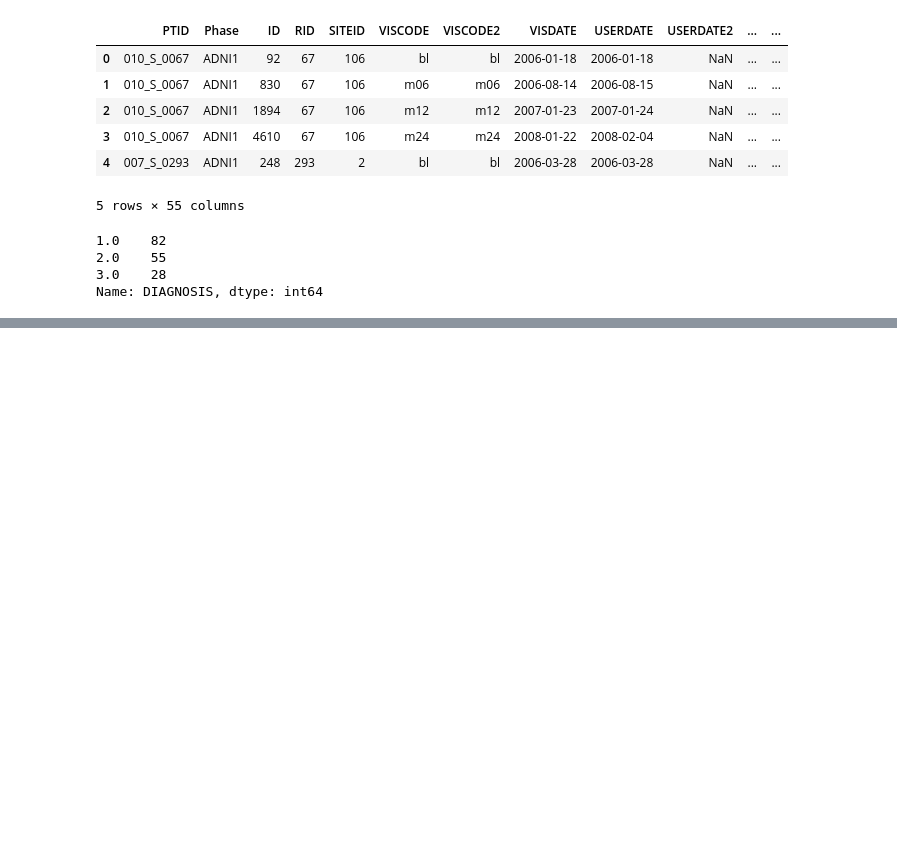
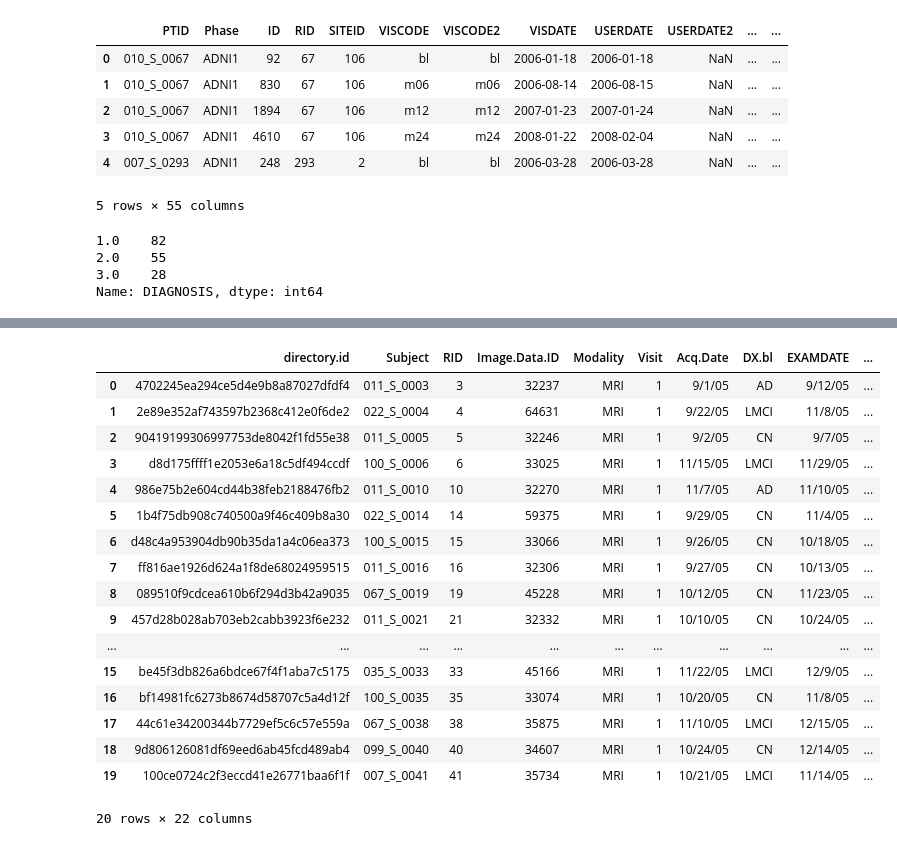
Before and after one commit to jvgalvin/capstone, a Jupyter notebook: notebooks/Medical_History_EDA.ipynb, the cells around one changed output, grey strips where cells are left out. Drawn from its saved outputs; the diff is of its cells as text; code cells hidden in the pictures; blank space fills up the shorter version.

Commit message:
challenge data

```diff
--- a/notebooks/Medical_History_EDA.ipynb
+++ b/notebooks/Medical_History_EDA.ipynb
@@ -358,2 +383,24 @@ df_labels
 # %%
 df_labels.to_csv('../data/AD_diagnosis_and_death_dates.csv', index=False)
+# %%
+final = challenge.merge(df_labels, left_on='Subject', right_on='PTID')
+final.head(20)
+# %% [output]
+|  | directory.id | Subject | RID | Image.Data.ID | Modality | Visit | Acq.Date | DX.bl | EXAMDATE | ... |
+| 0 | 4702245ea294ce5d4e9b8a87027dfdf4 | 011_S_0003 | 3 | 32237 | MRI | 1 | 9/1/05 | AD | 9/12/05 | ... |
+| 1 | 2e89e352af743597b2368c412e0f6de2 | 022_S_0004 | 4 | 64631 | MRI | 1 | 9/22/05 | LMCI | 11/8/05 | ... |
+| 2 | 90419199306997753de8042f1fd55e38 | 011_S_0005 | 5 | 32246 | MRI | 1 | 9/2/05 | CN | 9/7/05 | ... |
+| 3 | d8d175ffff1e2053e6a18c5df494ccdf | 100_S_0006 | 6 | 33025 | MRI | 1 | 11/15/05 | LMCI | 11/29/05 | ... |
+| 4 | 986e75b2e604cd44b38feb2188476fb2 | 011_S_0010 | 10 | 32270 | MRI | 1 | 11/7/05 | AD | 11/10/05 | ... |
+| 5 | 1b4f75db908c740500a9f46c409b8a30 | 022_S_0014 | 14 | 59375 | MRI | 1 | 9/29/05 | CN | 11/4/05 | ... |
+| 6 | d48c4a953904db90b35da1a4c06ea373 | 100_S_0015 | 15 | 33066 | MRI | 1 | 9/26/05 | CN | 10/18/05 | ... |
+| 7 | ff816ae1926d624a1f8de68024959515 | 011_S_0016 | 16 | 32306 | MRI | 1 | 9/27/05 | CN | 10/13/05 | ... |
+| 8 | 089510f9cdcea610b6f294d3b42a9035 | 067_S_0019 | 19 | 45228 | MRI | 1 | 10/12/05 | CN | 11/23/05 | ... |
+| 9 | 457d28b028ab703eb2cabb3923f6e232 | 011_S_0021 | 21 | 32332 | MRI | 1 | 10/10/05 | CN | 10/24/05 | ... |
+| ... | ... | ... | ... | ... | ... | ... | ... | ... | ... | ... |
+| 15 | be45f3db826a6bdce67f4f1aba7c5175 | 035_S_0033 | 33 | 45166 | MRI | 1 | 11/22/05 | LMCI | 12/9/05 | ... |
+| 16 | bf14981fc6273b8674d58707c5a4d12f | 100_S_0035 | 35 | 33074 | MRI | 1 | 10/20/05 | CN | 11/8/05 | ... |
+| 17 | 44c61e34200344b7729ef5c6c57e559a | 067_S_0038 | 38 | 35875 | MRI | 1 | 11/10/05 | LMCI | 12/15/05 | ... |
+| 18 | 9d806126081df69eed6ab45fcd489ab4 | 099_S_0040 | 40 | 34607 | MRI | 1 | 10/24/05 | CN | 12/14/05 | ... |
+| 19 | 100ce0724c2f3eccd41e26771baa6f1f | 007_S_0041 | 41 | 35734 | MRI | 1 | 10/21/05 | LMCI | 11/14/05 | ... |
+20 rows × 22 columns
```
Also changed, not shown: parts of 19 cells of this notebook, 13 other files.
